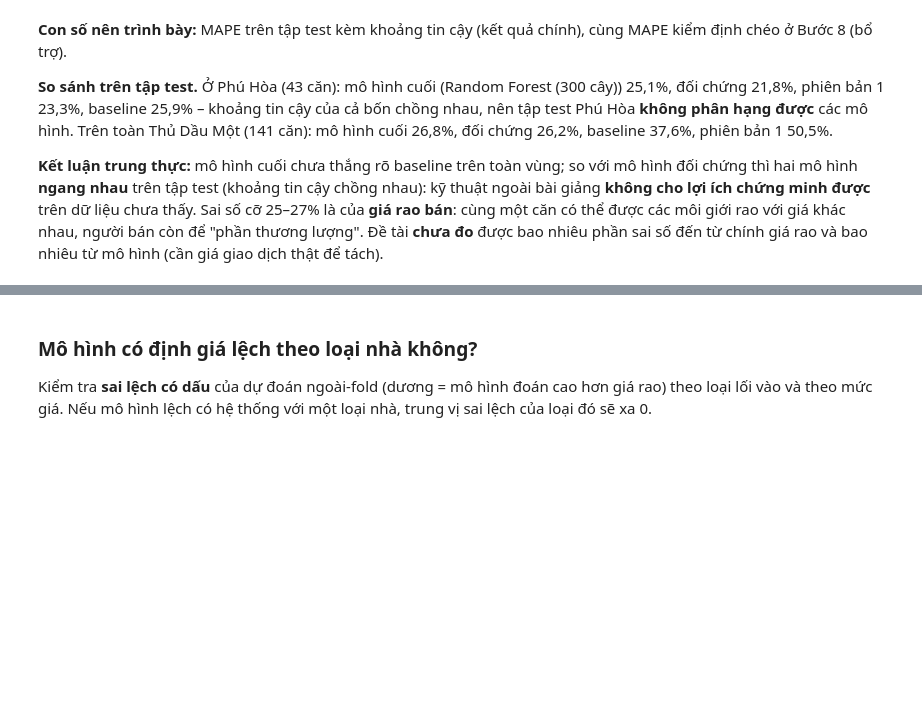
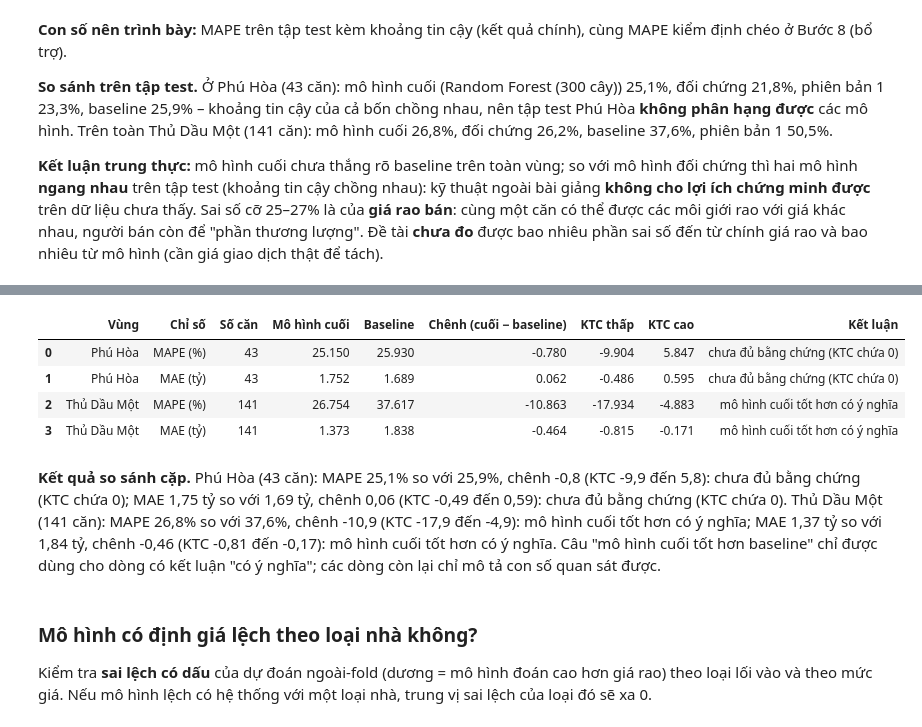
Before and after one commit to 2324801030095-cloud/Project_Du-doan-gia-nha, a Jupyter notebook: notebooks/2324801030095.ipynb, the cells around one changed output, grey strips where cells are left out. Drawn from its saved outputs; the diff is of its cells as text; code cells hidden in the pictures; blank space fills up the shorter version.

```diff
--- a/notebooks/2324801030095.ipynb
+++ b/notebooks/2324801030095.ipynb
@@ -1089,3 +1092,28 @@ nx(f'''**Con số nên trình bày:** MAPE trên tập test kèm khoảng tin c
+# %%
+gia_t, nh_t = test["gia_ty"].to_numpy(), test["nhom"].to_numpy()
+cap = []
+for vung, m in (("Phú Hòa", m_ph), ("Thủ Dầu Một", m_tdm)):
+    g_cuoi, g_bl = np.exp(p_test[ten_tot_nhat][m]), np.exp(p_test[B0_][m])
+    for chi_so, a, b in (("MAPE (%)", np.abs(g_cuoi / gia_t[m] - 1) * 100, np.abs(g_bl / gia_t[m] - 1) * 100),
+                         ("MAE (tỷ)", np.abs(g_cuoi - gia_t[m]), np.abs(g_bl - gia_t[m]))):
+        lo, hi = ktc_bootstrap(a - b, nh_t[m])
+        cap.append({"Vùng": vung, "Chỉ số": chi_so, "Số căn": int(m.sum()), "Mô hình cuối": a.mean(), "Baseline": b.mean(),
+                    "Chênh (cuối − baseline)": (a - b).mean(), "KTC thấp": lo, "KTC cao": hi,
+                    "Kết luận": ("mô hình cuối tốt hơn có ý nghĩa" if hi < 0 else "baseline tốt hơn có ý nghĩa" if lo > 0
+                                 else "chưa đủ bằng chứng (KTC chứa 0)")})
+so_sanh_cap = pd.DataFrame(cap)
+display(so_sanh_cap.round(3))
+c_ = lambda v, cs: so_sanh_cap.set_index(["Vùng", "Chỉ số"]).loc[(v, cs)]
+dong = lambda v, cs, dv: (f'{cs.split()[0]} {vn(c_(v, cs)["Mô hình cuối"], 2 if dv else 1)}{dv or "%"} so với {vn(c_(v, cs)["Baseline"], 2 if dv else 1)}{dv or "%"}, '
+                          f'chênh {vn(c_(v, cs)["Chênh (cuối − baseline)"], 2 if dv else 1)} (KTC {vn(c_(v, cs)["KTC thấp"], 2 if dv else 1)} đến {vn(c_(v, cs)["KTC cao"], 2 if dv else 1)}): {c_(v, cs)["Kết luận"]}')
+nx(f'''**Kết quả so sánh cặp.** Phú Hòa ({c_("Phú Hòa", "MAPE (%)")["Số căn"]} căn): {dong("Phú Hòa", "MAPE (%)", "")}; {dong("Phú Hòa", "MAE (tỷ)", " tỷ")}. Thủ Dầu Một ({c_("Thủ Dầu Một", "MAPE (%)")["Số căn"]} căn): {dong("Thủ Dầu Một", "MAPE (%)", "")}; {dong("Thủ Dầu Một", "MAE (tỷ)", " tỷ")}. Câu "mô hình cuối tốt hơn baseline" chỉ được dùng cho dòng có kết luận "có ý nghĩa"; các dòng còn lại chỉ mô tả con số quan sát được.''')
+# %% [output]
+|  | Vùng | Chỉ số | Số căn | Mô hình cuối | Baseline | Chênh (cuối − baseline) | KTC thấp | KTC cao | Kết luận |
+| 0 | Phú Hòa | MAPE (%) | 43 | 25.150 | 25.930 | -0.780 | -9.904 | 5.847 | chưa đủ bằng chứng (KTC chứa 0) |
+| 1 | Phú Hòa | MAE (tỷ) | 43 | 1.752 | 1.689 | 0.062 | -0.486 | 0.595 | chưa đủ bằng chứng (KTC chứa 0) |
+| 2 | Thủ Dầu Một | MAPE (%) | 141 | 26.754 | 37.617 | -10.863 | -17.934 | -4.883 | mô hình cuối tốt hơn có ý nghĩa |
+| 3 | Thủ Dầu Một | MAE (tỷ) | 141 | 1.373 | 1.838 | -0.464 | -0.815 | -0.171 | mô hình cuối tốt hơn có ý nghĩa |
+**Kết quả so sánh cặp.** Phú Hòa (43 căn): MAPE 25,1% so với 25,9%, chênh -0,8 (KTC -9,9 đến 5,8): chưa đủ bằng chứng (KTC chứa 0); MAE 1,75 tỷ so với 1,69 tỷ, chênh 0,06 (KTC -0,49 đến 0,59): chưa đủ bằng chứng (KTC chứa 0). Thủ Dầu Một (141 căn): MAPE 26,8% so với 37,6%, chênh -10,9 (KTC -17,9 đến -4,9): mô hình cuối tốt hơn có ý nghĩa; MAE 1,37 tỷ so với 1,84 tỷ, chênh -0,46 (KTC -0,81 đến -0,17): mô hình cuối tốt hơn có ý nghĩa. Câu "mô hình cuối tốt hơn baseline" chỉ được dùng cho dòng có kết luận "có ý nghĩa"; các dòng còn lại chỉ mô tả con số quan sát được.
 # %% [markdown]
 ### Mô hình có định giá lệch theo loại nhà không?
 Kiểm tra **sai lệch có dấu** của dự đoán ngoài-fold (dương = mô hình đoán cao hơn giá rao) theo loại lối vào và theo mức giá. Nếu mô hình lệch có hệ thống với một loại nhà, trung vị sai lệch của loại đó sẽ xa 0.
```
Also changed, not shown: parts of 2 cells of this notebook, 26 other files.
